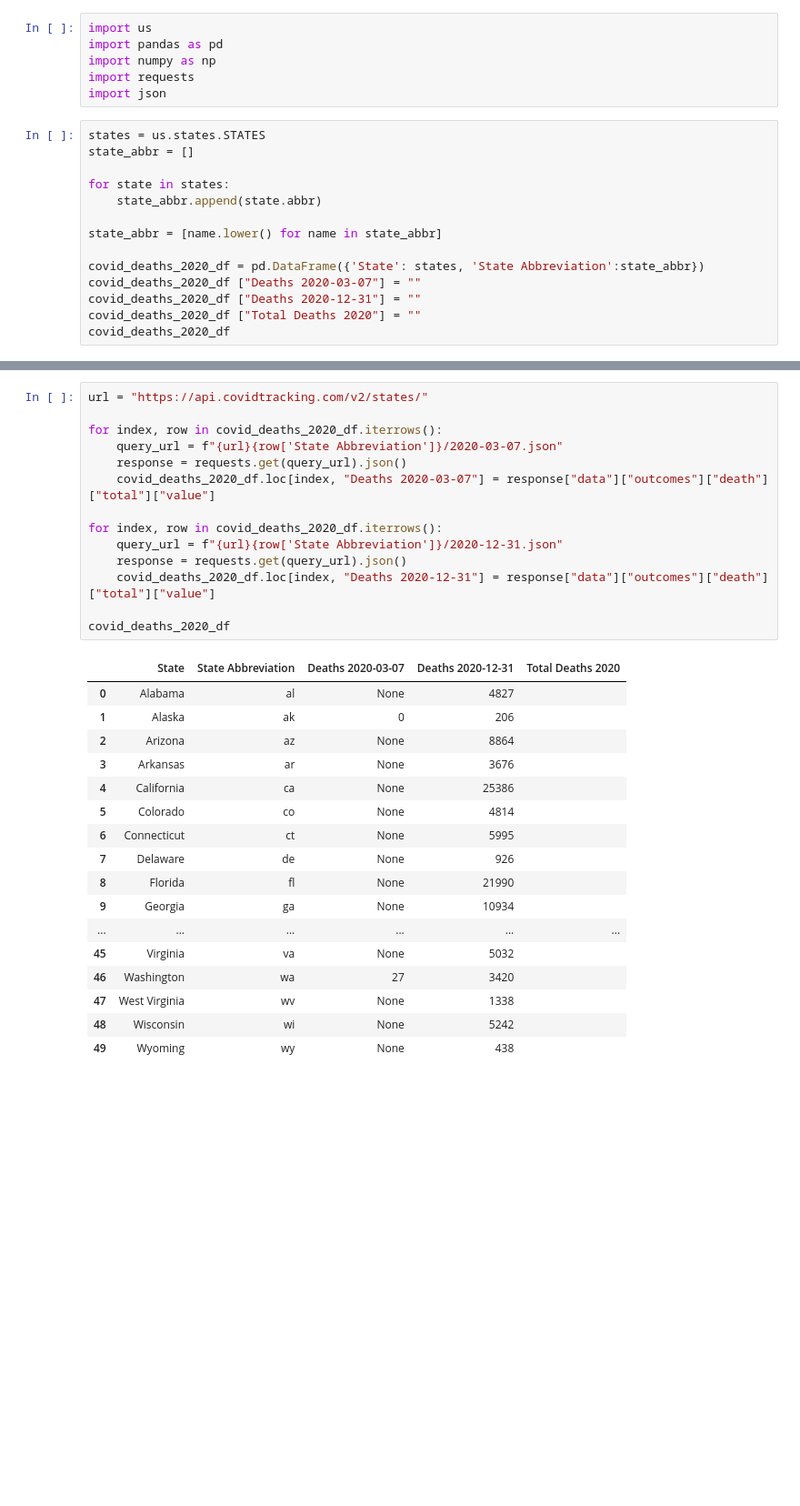
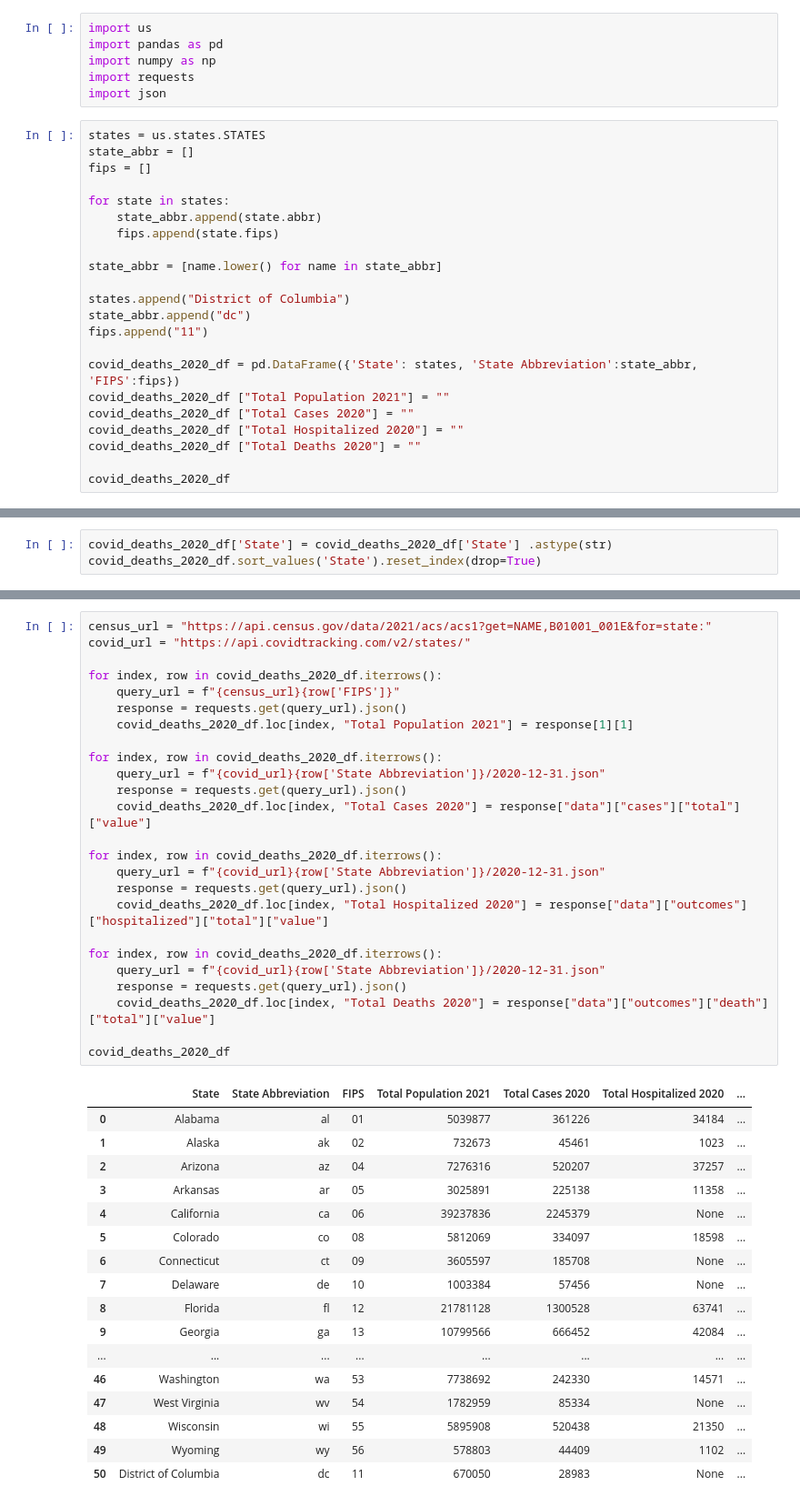
Before and after one commit to data-analyst05/UCberkeley_DA_group1, a Jupyter notebook: covid_deaths_2020.ipynb, the cells around one changed output, grey strips where cells are left out. Shown at 91% size. Cells and saved outputs as stored; diff of their text form; blank space fills up the shorter version.

```diff
--- a/covid_deaths_2020.ipynb
+++ b/covid_deaths_2020.ipynb
@@ -22,15 +20,23 @@ import json
 # %%
 states = us.states.STATES
 state_abbr = []
+fips = []
 
 for state in states:
     state_abbr.append(state.abbr)
+    fips.append(state.fips)
 
 state_abbr = [name.lower() for name in state_abbr]
 
-covid_deaths_2020_df = pd.DataFrame({'State': states, 'State Abbreviation':state_abbr})
-covid_deaths_2020_df ["Deaths 2020-03-07"] = ""
-covid_deaths_2020_df ["Deaths 2020-12-31"] = ""
+states.append("District of Columbia")
+state_abbr.append("dc")
+fips.append("11")
+
+covid_deaths_2020_df = pd.DataFrame({'State': states, 'State Abbreviation':state_abbr, 'FIPS':fips})
+covid_deaths_2020_df ["Total Population 2021"] = ""
+covid_deaths_2020_df ["Total Cases 2020"] = ""
+covid_deaths_2020_df ["Total Hospitalized 2020"] = ""
 covid_deaths_2020_df ["Total Deaths 2020"] = ""
+
 covid_deaths_2020_df
 # %% [output]
@@ -61,0 +60,3 @@ covid_deaths_2020_df
+# %%
+covid_deaths_2020_df['State'] = covid_deaths_2020_df['State'] .astype(str)
+covid_deaths_2020_df.sort_values('State').reset_index(drop=True)
@@ -62,32 +81,43 @@ covid_deaths_2020_df
 # %%
-url = "https://api.covidtracking.com/v2/states/"
+census_url = "https://api.census.gov/data/2021/acs/acs1?get=NAME,B01001_001E&for=state:"
+covid_url = "https://api.covidtracking.com/v2/states/"
 
 for index, row in covid_deaths_2020_df.iterrows():
-    query_url = f"{url}{row['State Abbreviation']}/2020-03-07.json"
+    query_url = f"{census_url}{row['FIPS']}"
     response = requests.get(query_url).json()
-    covid_deaths_2020_df.loc[index, "Deaths 2020-03-07"] = response["data"]["outcomes"]["death"]["total"]["value"]
+    covid_deaths_2020_df.loc[index, "Total Population 2021"] = response[1][1]
 
 for index, row in covid_deaths_2020_df.iterrows():
-    query_url = f"{url}{row['State Abbreviation']}/2020-12-31.json"
+    query_url = f"{covid_url}{row['State Abbreviation']}/2020-12-31.json"
     response = requests.get(query_url).json()
-    covid_deaths_2020_df.loc[index, "Deaths 2020-12-31"] = response["data"]["outcomes"]["death"]["total"]["value"]
+    covid_deaths_2020_df.loc[index, "Total Cases 2020"] = response["data"]["cases"]["total"]["value"]
+
+for index, row in covid_deaths_2020_df.iterrows():
+    query_url = f"{covid_url}{row['State Abbreviation']}/2020-12-31.json"
+    response = requests.get(query_url).json()
+    covid_deaths_2020_df.loc[index, "Total Hospitalized 2020"] = response["data"]["outcomes"]["hospitalized"]["total"]["value"]
+
+for index, row in covid_deaths_2020_df.iterrows():
+    query_url = f"{covid_url}{row['State Abbreviation']}/2020-12-31.json"
+    response = requests.get(query_url).json()
+    covid_deaths_2020_df.loc[index, "Total Deaths 2020"] = response["data"]["outcomes"]["death"]["total"]["value"]
 
 covid_deaths_2020_df
 # %% [output]
-|  | State | State Abbreviation | Deaths 2020-03-07 | Deaths 2020-12-31 | Total Deaths 2020 |
-| 0 | Alabama | al | None | 4827 |  |
-| 1 | Alaska | ak | 0 | 206 |  |
-| 2 | Arizona | az | None | 8864 |  |
-| 3 | Arkansas | ar | None | 3676 |  |
-| 4 | California | ca | None | 25386 |  |
-| 5 | Colorado | co | None | 4814 |  |
-| 6 | Connecticut | ct | None | 5995 |  |
-| 7 | Delaware | de | None | 926 |  |
-| 8 | Florida | fl | None | 21990 |  |
-| 9 | Georgia | ga | None | 10934 |  |
-| ... | ... | ... | ... | ... | ... |
-| 45 | Virginia | va | None | 5032 |  |
-| 46 | Washington | wa | 27 | 3420 |  |
-| 47 | West Virginia | wv | None | 1338 |  |
-| 48 | Wisconsin | wi | None | 5242 |  |
-| 49 | Wyoming | wy | None | 438 |  |
+|  | State | State Abbreviation | FIPS | Total Population 2021 | Total Cases 2020 | Total Hospitalized 2020 | ... |
+| 0 | Alabama | al | 01 | 5039877 | 361226 | 34184 | ... |
+| 1 | Alaska | ak | 02 | 732673 | 45461 | 1023 | ... |
+| 2 | Arizona | az | 04 | 7276316 | 520207 | 37257 | ... |
+| 3 | Arkansas | ar | 05 | 3025891 | 225138 | 11358 | ... |
+| 4 | California | ca | 06 | 39237836 | 2245379 | None | ... |
+| 5 | Colorado | co | 08 | 5812069 | 334097 | 18598 | ... |
+| 6 | Connecticut | ct | 09 | 3605597 | 185708 | None | ... |
+| 7 | Delaware | de | 10 | 1003384 | 57456 | None | ... |
+| 8 | Florida | fl | 12 | 21781128 | 1300528 | 63741 | ... |
+| 9 | Georgia | ga | 13 | 10799566 | 666452 | 42084 | ... |
+| ... | ... | ... | ... | ... | ... | ... | ... |
+| 46 | Washington | wa | 53 | 7738692 | 242330 | 14571 | ... |
+| 47 | West Virginia | wv | 54 | 1782959 | 85334 | None | ... |
+| 48 | Wisconsin | wi | 55 | 5895908 | 520438 | 21350 | ... |
+| 49 | Wyoming | wy | 56 | 578803 | 44409 | 1102 | ... |
+| 50 | District of Columbia | dc | 11 | 670050 | 28983 | None | ... |
```
Also changed, not shown: parts of 5 cells of this notebook.
